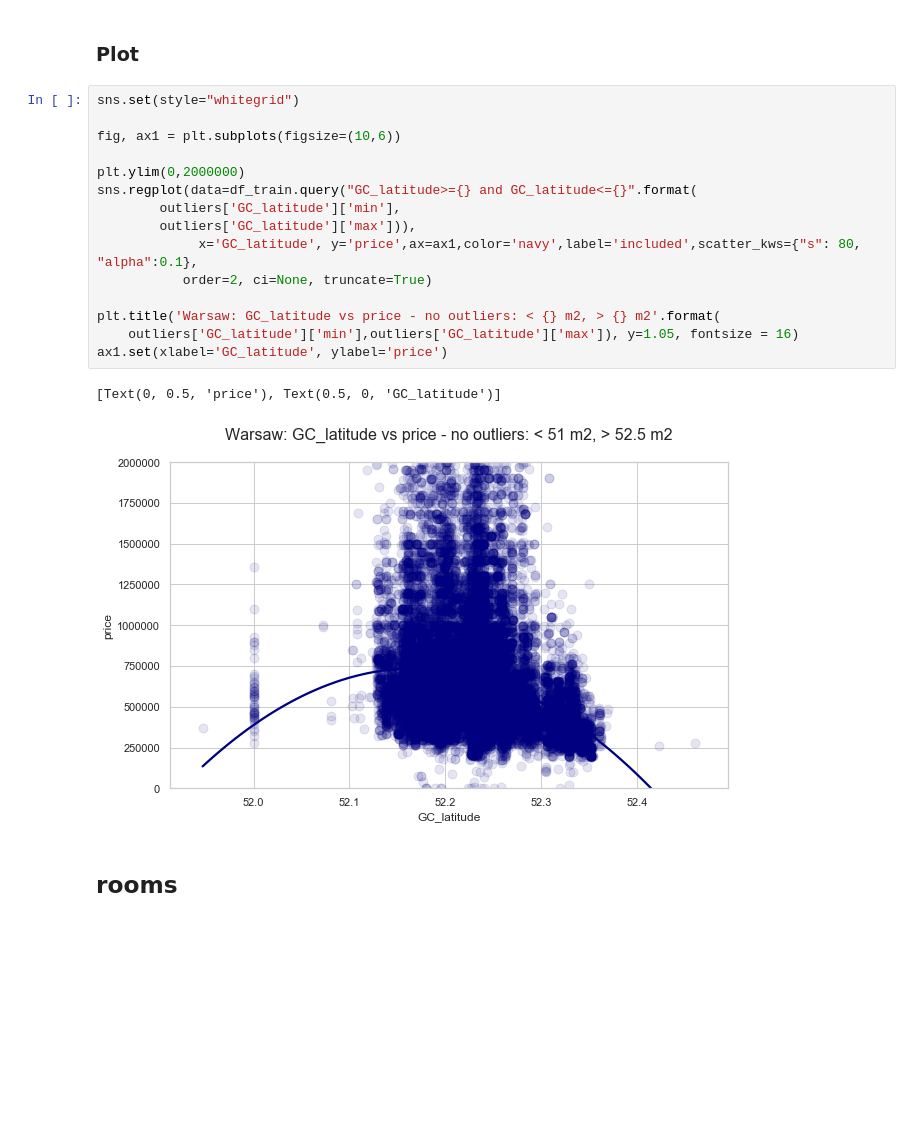
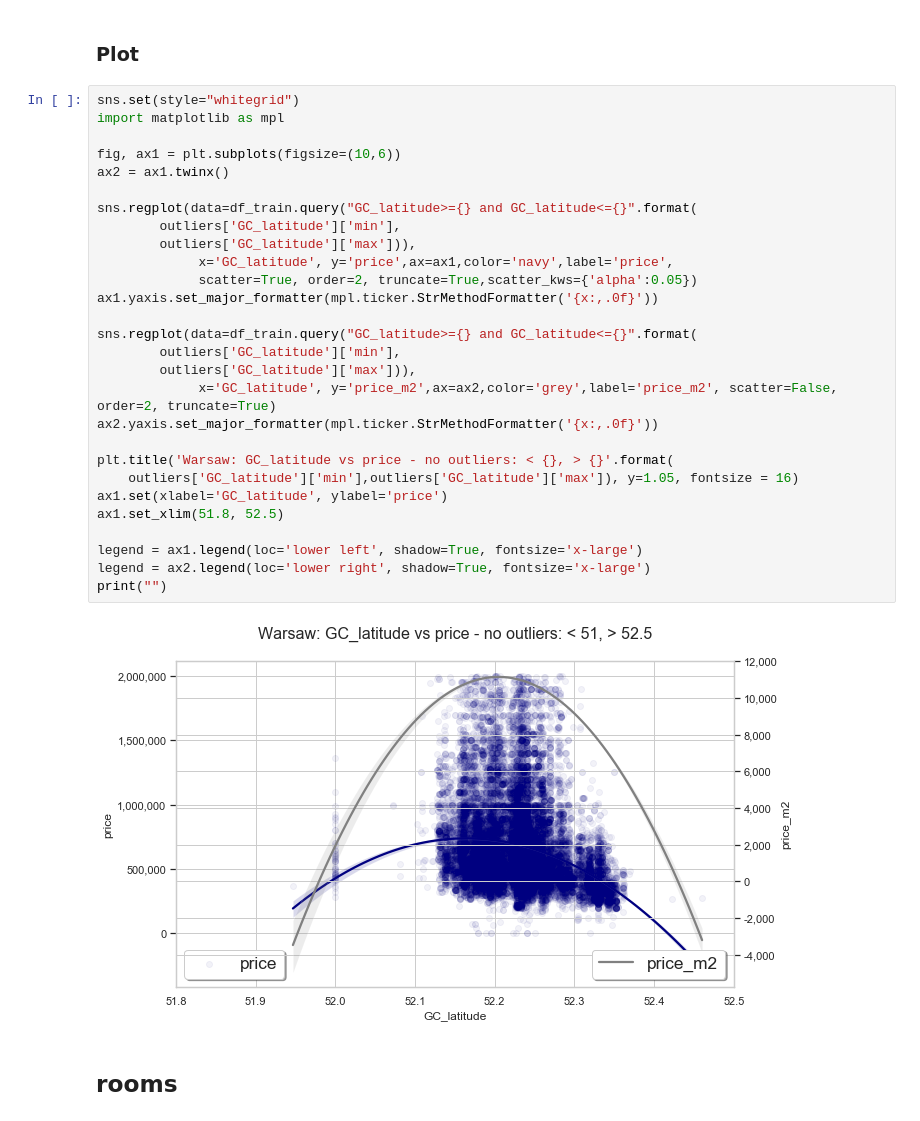
Before and after one commit to xSzpo/xFlats, a Jupyter notebook: app_mlmodel/DEVELOP_MODEL/03_features.ipynb, the cells around one changed output. Cells and saved outputs as stored; diff of their text form; blank space fills up the shorter version.

```diff
--- a/app_mlmodel/DEVELOP_MODEL/03_features.ipynb
+++ b/app_mlmodel/DEVELOP_MODEL/03_features.ipynb
@@ -155,22 +179,34 @@ Counter({False: 31060})
 ### Plot
 # %%
 sns.set(style="whitegrid")
+import matplotlib as mpl
 
 fig, ax1 = plt.subplots(figsize=(10,6))
+ax2 = ax1.twinx()
 
-plt.ylim(0,2000000)
 sns.regplot(data=df_train.query("GC_latitude>={} and GC_latitude<={}".format(
         outliers['GC_latitude']['min'],
         outliers['GC_latitude']['max'])),
-             x='GC_latitude', y='price',ax=ax1,color='navy',label='included',scatter_kws={"s": 80, "alpha":0.1},
-           order=2, ci=None, truncate=True)
+             x='GC_latitude', y='price',ax=ax1,color='navy',label='price',
+             scatter=True, order=2, truncate=True,scatter_kws={'alpha':0.05})
+ax1.yaxis.set_major_formatter(mpl.ticker.StrMethodFormatter('{x:,.0f}'))
 
-plt.title('Warsaw: GC_latitude vs price - no outliers: < {} m2, > {} m2'.format(
+sns.regplot(data=df_train.query("GC_latitude>={} and GC_latitude<={}".format(
+        outliers['GC_latitude']['min'],
+        outliers['GC_latitude']['max'])),
+             x='GC_latitude', y='price_m2',ax=ax2,color='grey',label='price_m2', scatter=False, order=2, truncate=True)
+ax2.yaxis.set_major_formatter(mpl.ticker.StrMethodFormatter('{x:,.0f}'))
+
+plt.title('Warsaw: GC_latitude vs price - no outliers: < {}, > {}'.format(
     outliers['GC_latitude']['min'],outliers['GC_latitude']['max']), y=1.05, fontsize = 16)
 ax1.set(xlabel='GC_latitude', ylabel='price')
+ax1.set_xlim(51.8, 52.5)
+
+legend = ax1.legend(loc='lower left', shadow=True, fontsize='x-large')
+legend = ax2.legend(loc='lower right', shadow=True, fontsize='x-large')
+print("")
 # %% [output]
-[Text(0, 0.5, 'price'), Text(0.5, 0, 'GC_latitude')]
-[figure, old version]
+[figure, new version]
 # %% [markdown]
 ## rooms
 # %%
```
Also changed, not shown: parts of 41 cells of this notebook, 2 other files.
